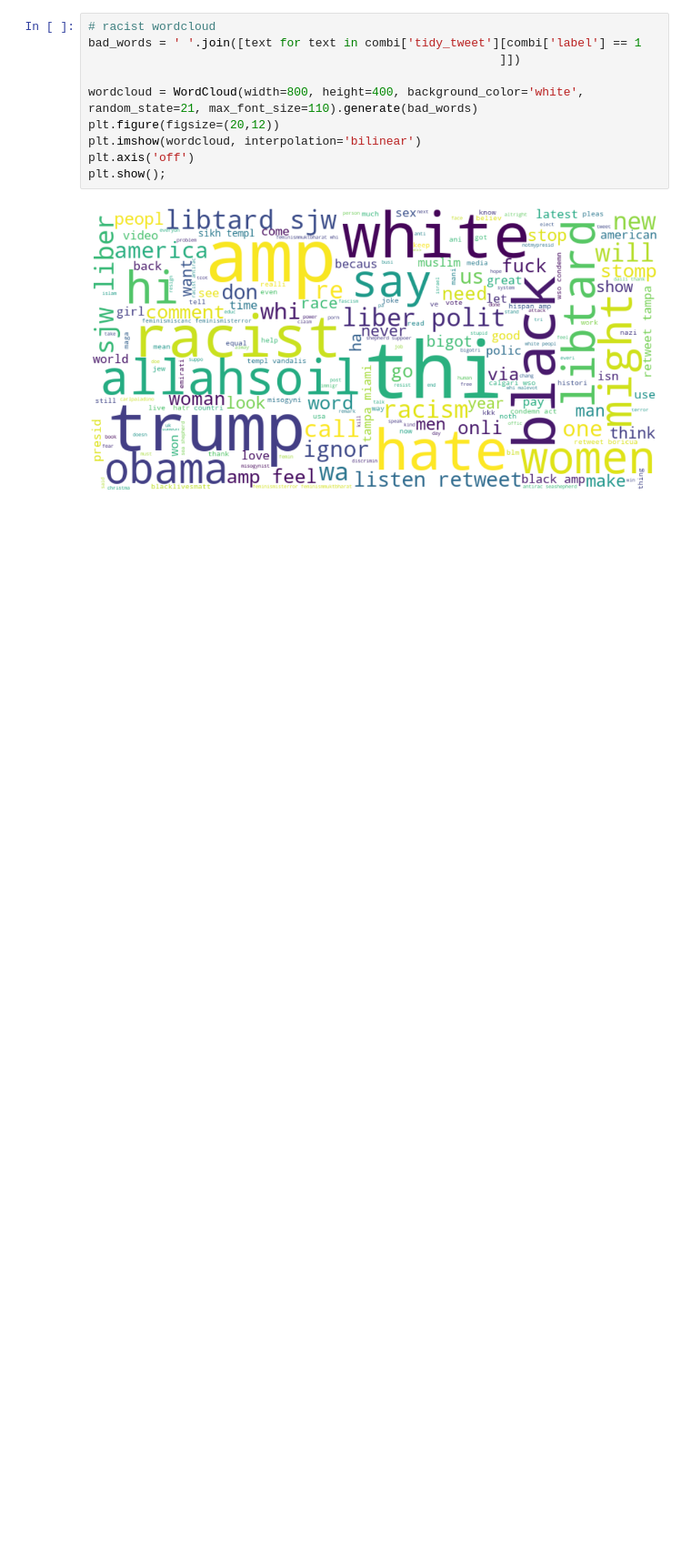
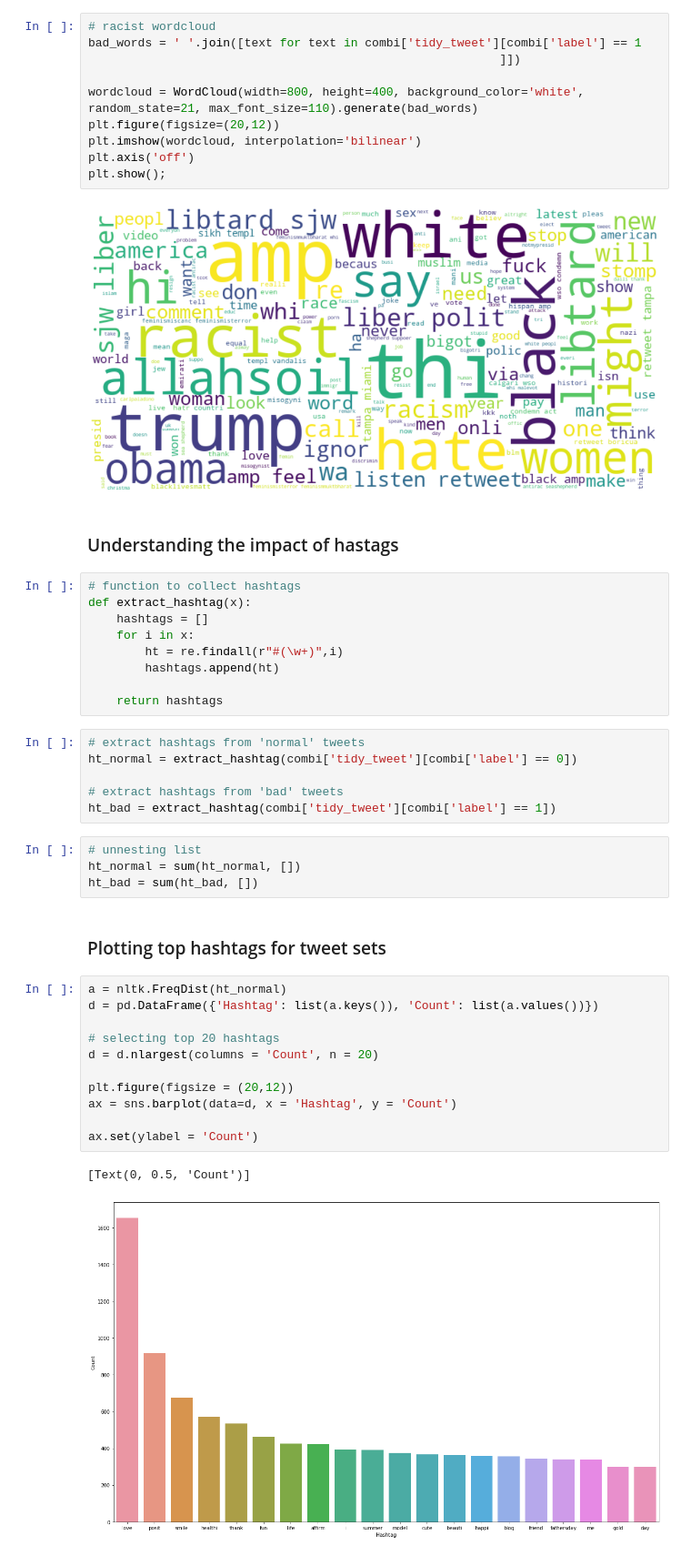
Before and after one commit to dannmorr/twitter-sentiment-analysis, a Jupyter notebook: 01_EDA.ipynb, the cells around one changed output. Shown at 91% size. Saved outputs shown, nothing was run; the diff lists cells and outputs as text; blank space fills up the shorter version.

```diff
--- a/01_EDA.ipynb
+++ b/01_EDA.ipynb
@@ -194,3 +194,40 @@ plt.axis('off')
 plt.show();
 # %% [output]
 [figure]
+# %% [markdown]
+### Understanding the impact of hastags
+# %%
+# function to collect hashtags
+def extract_hashtag(x):
+    hashtags = []
+    for i in x:
+        ht = re.findall(r"#(\w+)",i)
+        hashtags.append(ht)
+
+    return hashtags
+# %%
+# extract hashtags from 'normal' tweets
+ht_normal = extract_hashtag(combi['tidy_tweet'][combi['label'] == 0])
+
+# extract hashtags from 'bad' tweets
+ht_bad = extract_hashtag(combi['tidy_tweet'][combi['label'] == 1])
+# %%
+# unnesting list
+ht_normal = sum(ht_normal, [])
+ht_bad = sum(ht_bad, [])
+# %% [markdown]
+### Plotting top hashtags for tweet sets
+# %%
+a = nltk.FreqDist(ht_normal)
+d = pd.DataFrame({'Hashtag': list(a.keys()), 'Count': list(a.values())})
+
+# selecting top 20 hashtags
+d = d.nlargest(columns = 'Count', n = 20)
+
+plt.figure(figsize = (20,12))
+ax = sns.barplot(data=d, x = 'Hashtag', y = 'Count')
+
+ax.set(ylabel = 'Count')
+# %% [output]
+[Text(0, 0.5, 'Count')]
+[figure, added]
```
